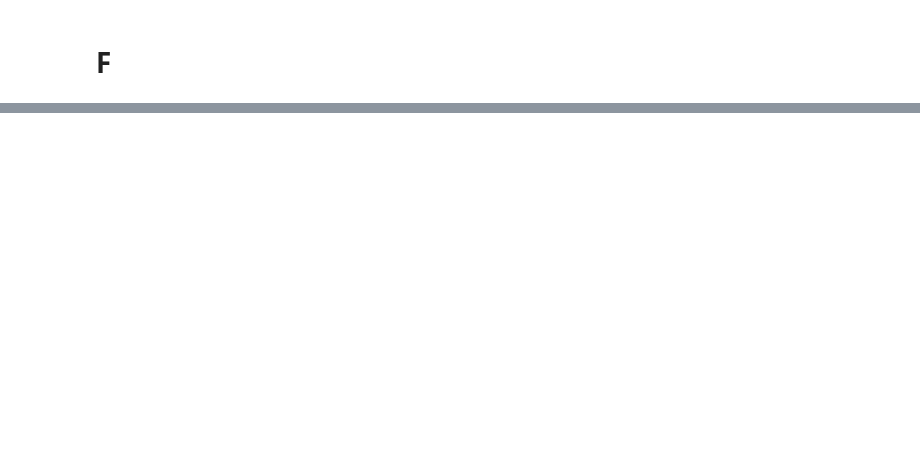
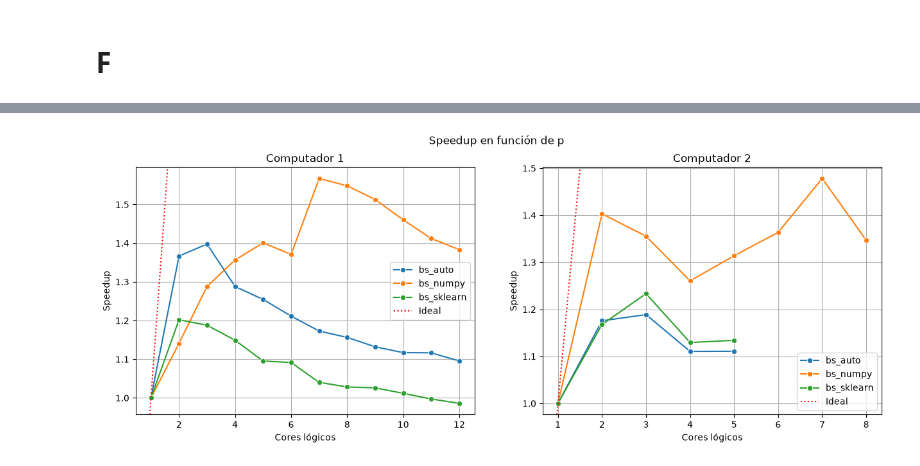
Before and after one commit to Jimenez73/alg_paralelos, a Jupyter notebook: tarea_1/test.ipynb, the cells around one changed output, grey strips where cells are left out. Drawn from its saved outputs; the diff is of its cells as text; code cells hidden in the pictures; blank space fills up the shorter version.

Commit message:
tarea 1 completa y primer commit tarea 2

```diff
--- a/tarea_1/test.ipynb
+++ b/tarea_1/test.ipynb
@@ -207,0 +262,21 @@ plt.show()
+# %%
+df = df_f.copy()
+
+# 1. Aislar los valores T(1) para PC1 (x) y PC2 (y) filtrando por p=1
+t1_df = df[df['p'] == 1][['version', 'tiempo_x', 'tiempo_y']].rename(
+    columns={'tiempo_x': 'T1_x', 'tiempo_y': 'T1_y'}
+)
+
+# 2. Integrar las columnas de T(1) a todos los registros del DataFrame original
+df = df.merge(t1_df, on='version', how='left')
+
+# 3. Calcular Speedup S(p) = T(1) / T(p) para ambos equipos
+df['S_x'] = df['T1_x'] / df['tiempo_x']
+df['S_y'] = df['T1_y'] / df['tiempo_y']
+
+# 4. Calcular Eficiencia E(p) = S(p) / p para ambos equipos
+df['E_x'] = df['S_x'] / df['p']
+df['E_y'] = df['S_y'] / df['p']
+
+# Mostrar las primeras filas para verificar
+df
@@ -207,0 +301,23 @@ plt.show()
+# %%
+fig, axes = plt.subplots(1, 2, figsize=(15,5))
+
+sns.lineplot(data=df, x="p", y="S_x", hue="version", marker="o", ax=axes[0])
+axes[0].axline((1, 1), slope=1, color='red', linestyle=':', label='Ideal')
+axes[0].set_title("Computador 1")
+axes[0].set_ylabel("Speedup")
+axes[0].set_xlabel("Cores lógicos")
+axes[0].grid(True)
+axes[0].legend()
+
+sns.lineplot(data=df, x="p", y="S_y", hue="version", marker="o", ax=axes[1])
+axes[1].axline((1, 1), slope=1, color='red', linestyle=':', label='Ideal')
+axes[1].set_title("Computador 2")
+axes[1].set_ylabel("Speedup")
+axes[1].set_xlabel("Cores lógicos")
+axes[1].grid(True)
+axes[1].legend()
+
+plt.suptitle("Speedup en función de p")
+plt.show()
+# %% [output]
+[figure, added]
```
Also changed, not shown: parts of 20 cells of this notebook, 9 other files.
